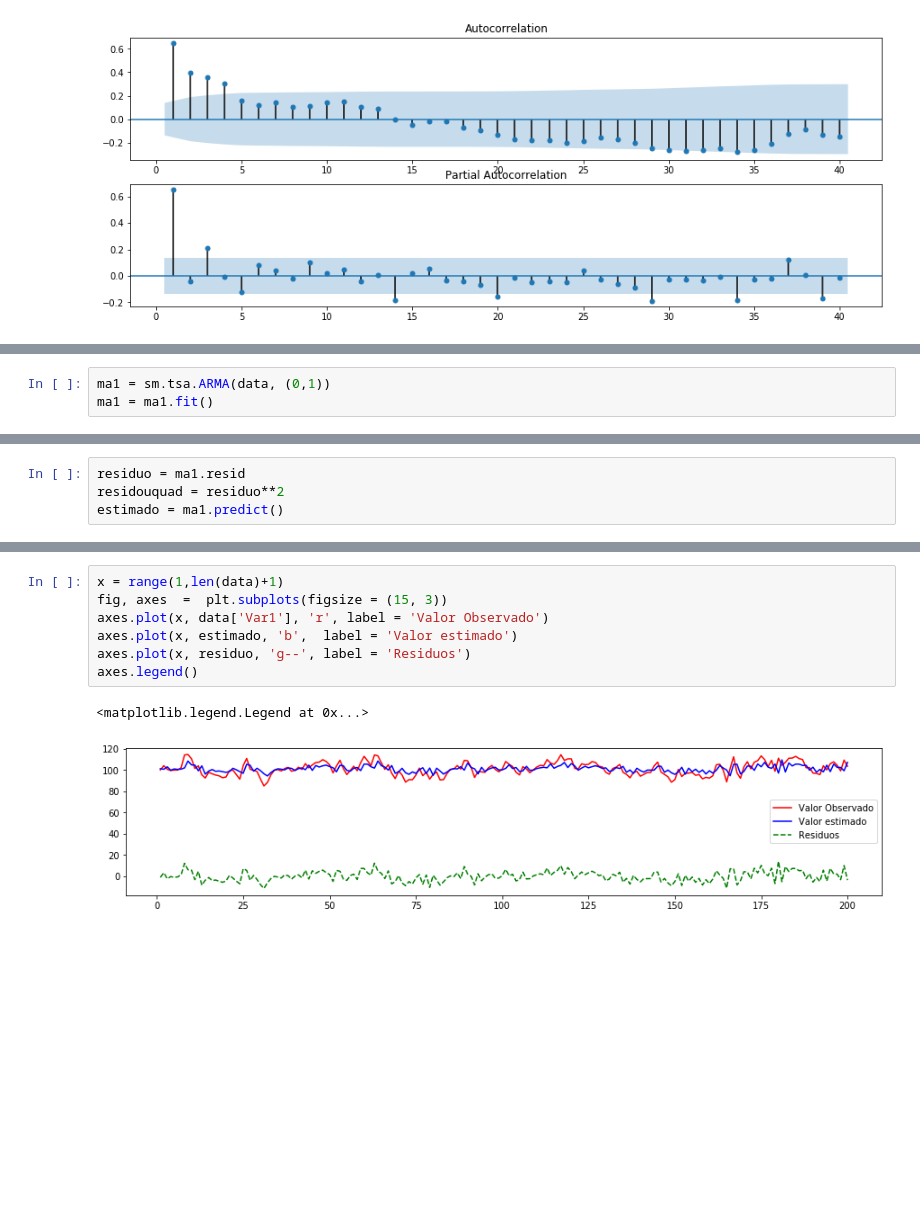
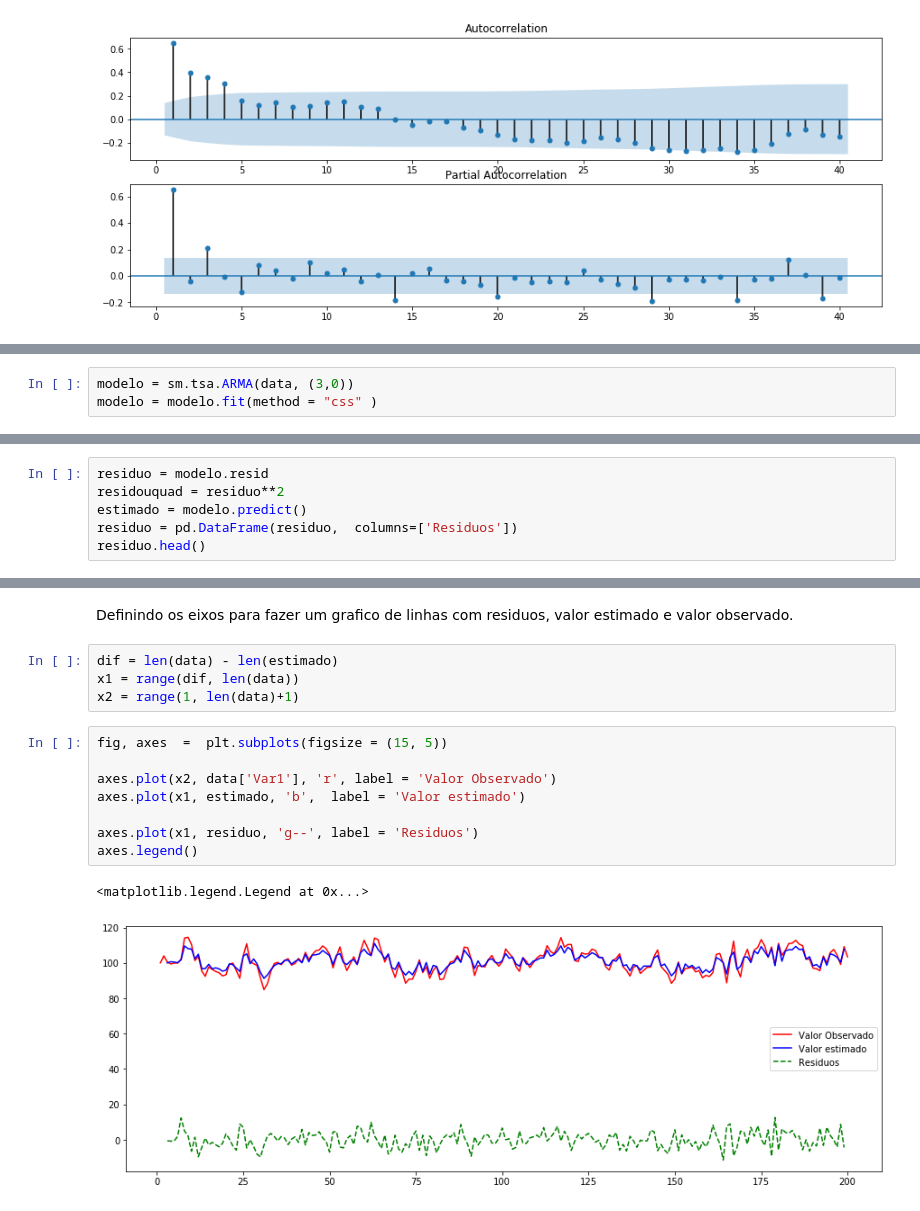
Before and after one commit to GMizuno/analise_de_dados, a Jupyter notebook: Series Temporais/Series Temporais parte 1.ipynb, the cells around one changed output, grey strips where cells are left out. Saved outputs shown, nothing was run; the diff lists cells and outputs as text; blank space fills up the shorter version.

```diff
--- a/Series Temporais/Series Temporais parte 1.ipynb
+++ b/Series Temporais/Series Temporais parte 1.ipynb
@@ -57,4 +75,4 @@ fig = plot_pacf(data['Var1'], lags=40, zero=False, ax=ax2)
 # %%
-ma1 = sm.tsa.ARMA(data, (0,1))
-ma1 = ma1.fit()
+modelo = sm.tsa.ARMA(data, (3,0))
+modelo = modelo.fit(method = "css" )
 # %%
@@ -87,4 +111,6 @@ sm.stats.durbin_watson(ma1.resid.values)
 # %%
-residuo = ma1.resid
+residuo = modelo.resid
 residouquad = residuo**2
-estimado = ma1.predict()
+estimado = modelo.predict()
+residuo = pd.DataFrame(residuo,  columns=['Residuos'])
+residuo.head()
@@ -91,10 +124,17 @@ estimado = ma1.predict()
+# %% [markdown]
+Definindo os eixos para fazer um grafico de linhas com residuos, valor estimado e valor observado.
+# %%
+dif = len(data) - len(estimado)
+x1 = range(dif, len(data))
+x2 = range(1, len(data)+1)
 # %%
-x = range(1,len(data)+1)
-fig, axes  =  plt.subplots(figsize = (15, 3))
-axes.plot(x, data['Var1'], 'r', label = 'Valor Observado')
-axes.plot(x, estimado, 'b',  label = 'Valor estimado')
-axes.plot(x, residuo, 'g--', label = 'Residuos')
+fig, axes  =  plt.subplots(figsize = (15, 5))
+
+axes.plot(x2, data['Var1'], 'r', label = 'Valor Observado')
+axes.plot(x1, estimado, 'b',  label = 'Valor estimado')
+
+axes.plot(x1, residuo, 'g--', label = 'Residuos')
 axes.legend()
 # %% [output]
 <matplotlib.legend.Legend at 0x...>
-[figure, old version]
+[figure, new version]
```
Also changed, not shown: parts of 24 cells of this notebook, 2 other files.
